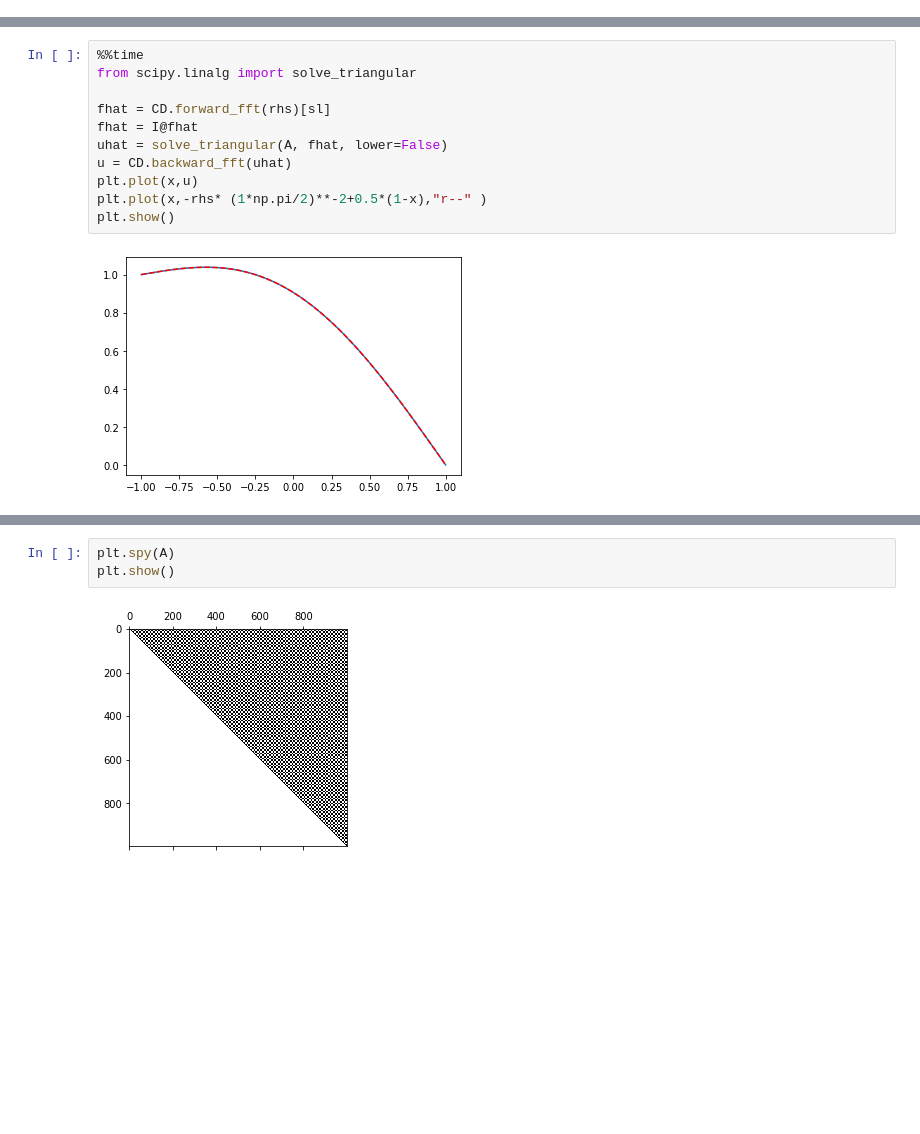
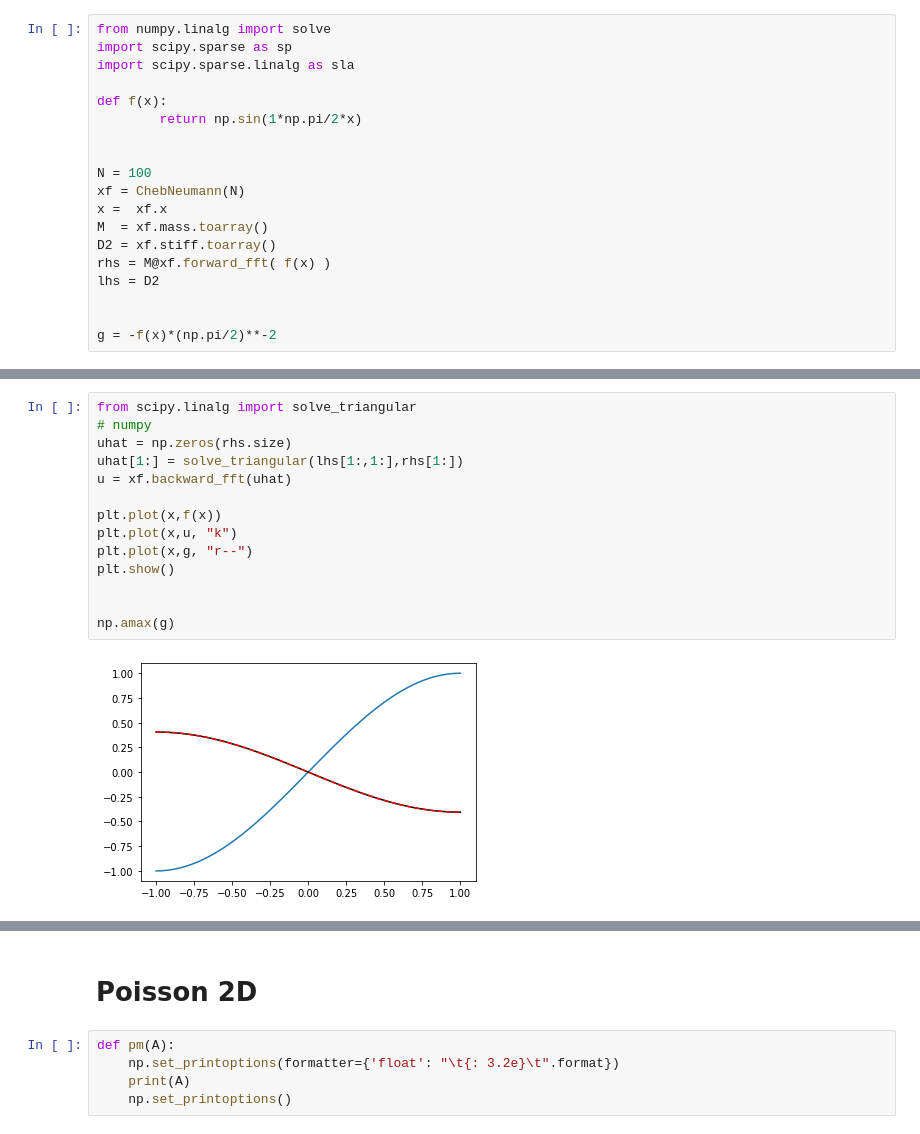
Before and after one commit to preiter93/pypde, a Jupyter notebook: Untitled.ipynb, the cells around one changed output, grey strips where cells are left out. Cells and saved outputs as stored; diff of their text form; blank space fills up the shorter version.

```diff
--- a/Untitled.ipynb
+++ b/Untitled.ipynb
@@ -174 +43,20 @@ array([[-2.5000e+00,  0.0000e+00, -4.5000e+00, ...,  0.0000e+00,
+# %%
+from numpy.linalg import solve
+import scipy.sparse as sp
+import scipy.sparse.linalg as sla
+
+def f(x):
+        return np.sin(1*np.pi/2*x)
+
+
+N = 100
+xf = ChebNeumann(N)
+x =  xf.x
+M  = xf.mass.toarray()
+D2 = xf.stiff.toarray()
+rhs = M@xf.forward_fft( f(x) )
+lhs = D2
+
+
+g = -f(x)*(np.pi/2)**-2
 # %%
@@ -189,13 +74,16 @@ Wall time: 203 ms
 # %%
-%%time
 from scipy.linalg import solve_triangular
+# numpy
+uhat = np.zeros(rhs.size)
+uhat[1:] = solve_triangular(lhs[1:,1:],rhs[1:])
+u = xf.backward_fft(uhat)
 
-fhat = CD.forward_fft(rhs)[sl]
-fhat = I@fhat
-uhat = solve_triangular(A, fhat, lower=False)
-u = CD.backward_fft(uhat)
-plt.plot(x,u)
-plt.plot(x,-rhs* (1*np.pi/2)**-2+0.5*(1-x),"r--" )
+plt.plot(x,f(x))
+plt.plot(x,u, "k")
+plt.plot(x,g, "r--")
 plt.show()
+
+
+np.amax(g)
 # %% [output]
-[figure, old version]
+[figure, new version]
@@ -204,5 +91,7 @@ Wall time: 256 ms
-# %%
-plt.spy(A)
-plt.show()
-# %% [output]
-[figure, removed]
+# %% [markdown]
+#  Poisson 2D
+# %%
+def pm(A):
+    np.set_printoptions(formatter={'float': "\t{: 3.2e}\t".format})
+    print(A)
+    np.set_printoptions()
```
Also changed, not shown: parts of 14 cells of this notebook, 19 other files.
